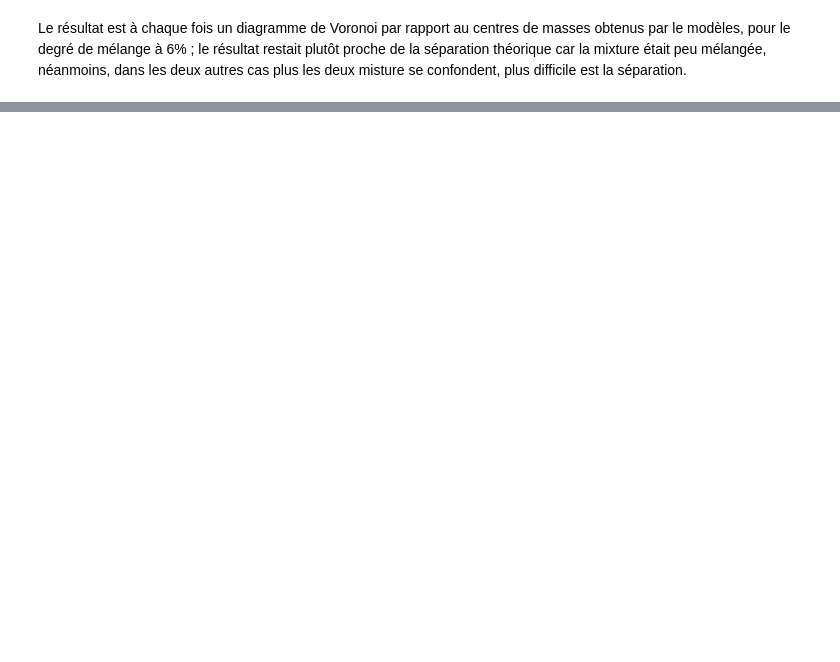
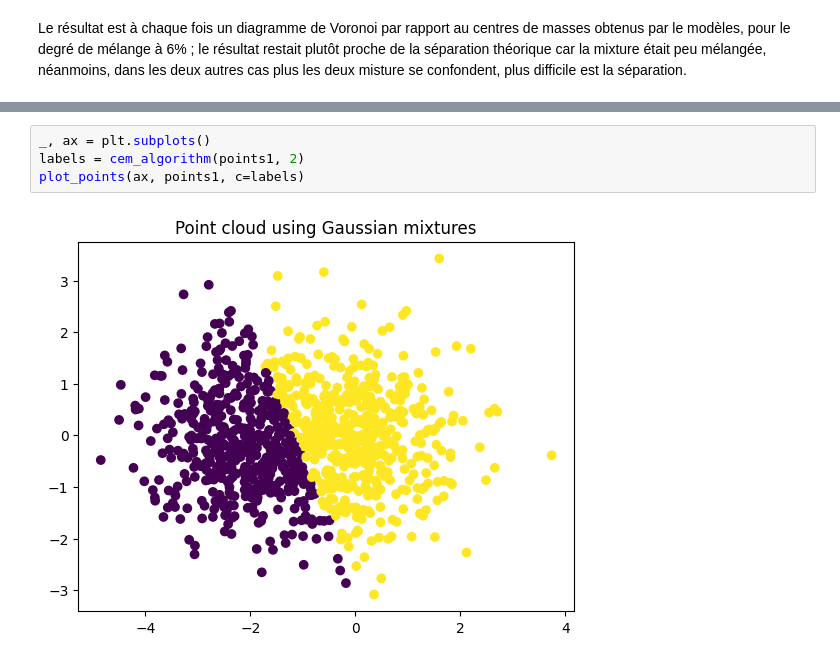
Before and after one commit to kerrianlc/kernel-regressors, a Jupyter notebook: tp3/tp3.ipynb, the cells around one changed output, grey strips where cells are left out. Drawn from its saved outputs; the diff is of its cells as text; blank space fills up the shorter version.

```diff
--- a/tp3/tp3.ipynb
+++ b/tp3/tp3.ipynb
@@ -128,0 +190,6 @@ Le résultat est à chaque fois un diagramme de Voronoi par rapport au centres d
+# %%
+_, ax = plt.subplots()
+labels = cem_algorithm(points1, 2)
+plot_points(ax, points1, c=labels)
+# %% [output]
+[figure, added]
```
Also changed, not shown: parts of 7 cells of this notebook.
